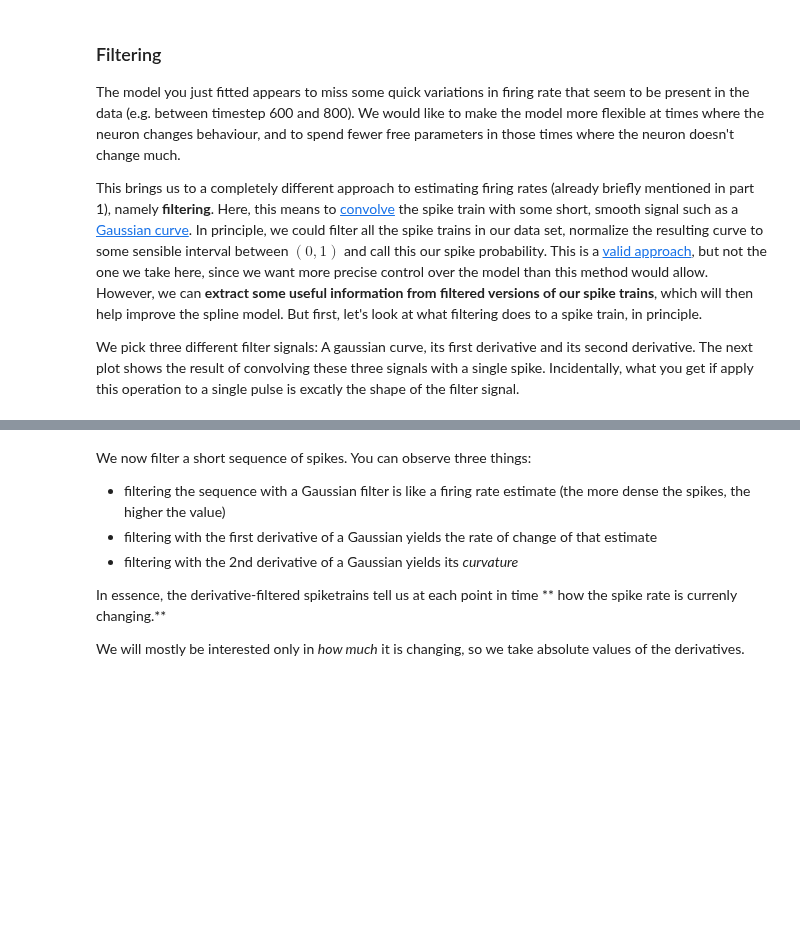
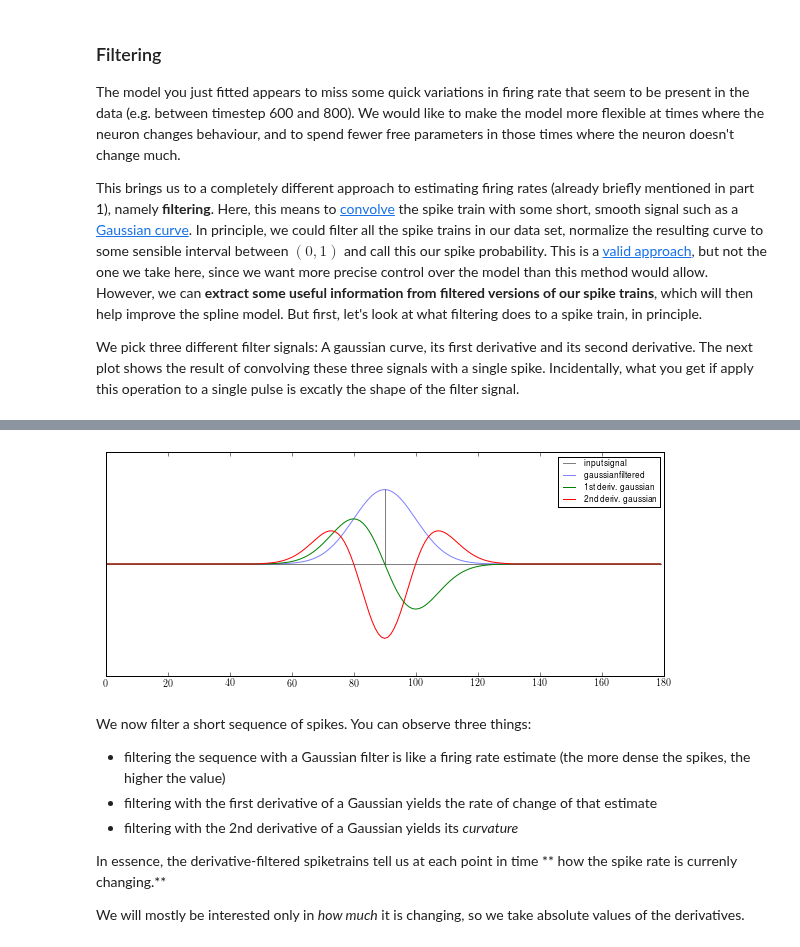
Before and after one commit to cknd/decoding, a Jupyter notebook: 02 [Solution] Part 2 - GLM.ipynb, the cells around one changed output, grey strips where cells are left out. Drawn from its saved outputs; the diff is of its cells as text; code cells hidden in the pictures; blank space fills up the shorter version.

```diff
--- a/02 [Solution] Part 2 - GLM.ipynb
+++ b/02 [Solution] Part 2 - GLM.ipynb
@@ -186,26 +190,34 @@ We pick three different filter signals: A gaussian curve, its first derivative a
 # %%
 from scipy.ndimage.filters import gaussian_filter1d
 
-sigma = 8 # see what happens if you change this.
+sigma = 10 # see what happens if you change this.
 
-def plot_filtered(y,abs=True):
-    x = np.arange(180)
+def plot_filtered(y, sigma=10, abs=True):
+    # Calculate filtered signals for order 0,1,2 and scale them up for plotting
+    filtered_O0 = gaussian_filter1d(y, sigma=sigma, order=0)
+    filtered_O1 = gaussian_filter1d(y, sigma=sigma, order=1)*sigma
+    filtered_O2 = gaussian_filter1d(y, sigma=sigma, order=2)*sigma**2
+
     figure(figsize=(10,4))
-    plot(x,np.zeros(x.shape),'k',alpha=0.5,label='input signal')
+
     vlines(np.argwhere(y),0,0.04,'k',alpha=0.5)
-    plot(x,gaussian_filter1d(y, sigma=sigma, order=0), "b",label='gaussian filtered',alpha=0.5)
-    plot(x,gaussian_filter1d(y, sigma=sigma, order=1), "g:" if abs else "g",label='1st deriv. gaussian')
+    plot(np.zeros(y.shape),'k',alpha=0.5,label='input signal')
+    plot(filtered_O0, "b",label='gaussian filtered',alpha=0.5)
+    plot(filtered_O1, "g:" if abs else "g",label='1st deriv. gaussian')
+    plot(filtered_O2, ":r" if abs else "r",label='2nd deriv. gaussian')
+
+    # If intended, also plot the absolute value of the filtered derivatives
     if abs:
-        plot(x,np.abs(gaussian_filter1d(y, sigma=sigma, order=1)), "g",label='abs. 1st deriv. gaussian')
-    plot(x,gaussian_filter1d(y, sigma=sigma, order=2)*10, ":r" if abs else "r",label='2nd deriv. gaussian')
+        plot(np.abs(filtered_O1), "g",label='abs. 1st deriv. gaussian')
     if abs:
-        plot(x,np.abs(gaussian_filter1d(y, sigma=sigma, order=2)*10), "r",label='abs. 2nd deriv. gaussian')
+        plot(np.abs(filtered_O2), "r",label='abs. 2nd deriv. gaussian')
     legend(fontsize='small')
-    ylim([-0.05,0.2])
+
+    ylim([min(filtered_O0.min(),filtered_O1.min(),filtered_O2.min())*1.5,max(filtered_O0.max(),filtered_O1.max(),filtered_O2.max())*1.5])
     yticks([])
 
-
-y = np.zeros(x.shape)
-y[30] = 1
-plot_filtered(y,abs=False)
+signal_length = 180
+y = np.zeros((signal_length,))
+y[signal_length/2] = 1
+plot_filtered(y, sigma=sigma, abs=False)
 # %% [output]
@@ -213,3 +224,4 @@ plot_filtered(y,abs=False)
+[figure, added]
 # %% [markdown]
 We now filter a short sequence of spikes. You can observe three things:
 
```
Also changed, not shown: parts of 11 cells of this notebook.
